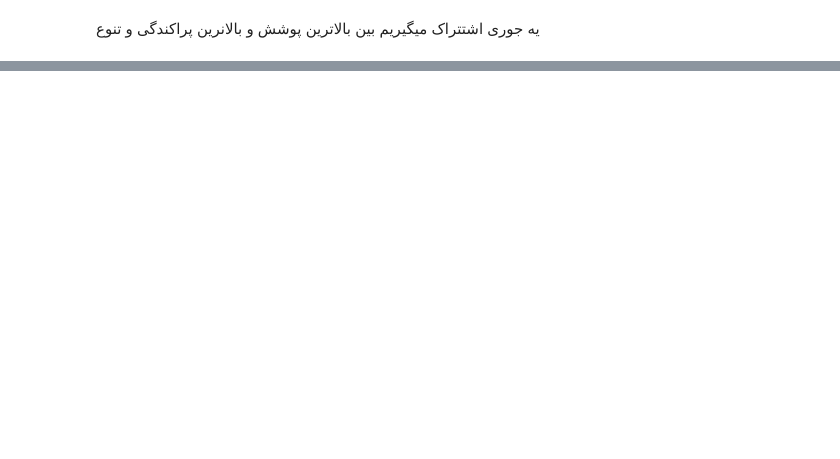
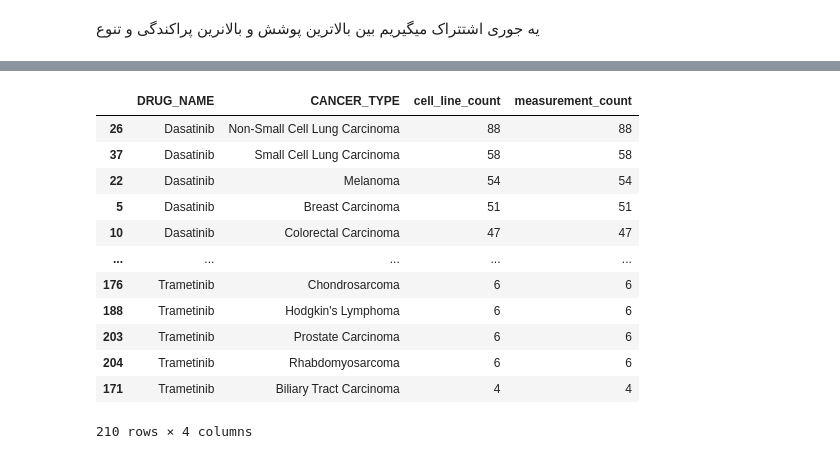
Before and after one commit to ReyhaNexus/GDSC2-drug-response_EDA, a Jupyter notebook: drug_response.ipynb, the cells around one changed output, grey strips where cells are left out. Saved outputs shown, nothing was run; the diff lists cells and outputs as text; code cells hidden in the pictures; blank space fills up the shorter version.

```diff
--- a/drug_response.ipynb
+++ b/drug_response.ipynb
@@ -1876,0 +1911,3 @@ drug_selection.sort_values('combined_rank').head(20)
+# %%
+five_drugs_data = gdsc[gdsc["DRUG_ID"].isin(selected_drugs_id)].copy()
+five_drugs_data
@@ -1876,0 +1928,24 @@ drug_selection.sort_values('combined_rank').head(20)
+# %%
+cancer_coverage = (five_drugs_data.groupby(['DRUG_NAME', 'CANCER_TYPE']).agg(
+    cell_line_count =('CELL_LINE_NAME', 'nunique'),
+    measurement_count =('LN_IC50', 'count')
+).reset_index())
+
+
+cancer_coverage.sort_values(
+    ['DRUG_NAME', 'cell_line_count'], ascending= [True, False]
+)
+# %% [output]
+|  | DRUG_NAME | CANCER_TYPE | cell_line_count | measurement_count |
+| 26 | Dasatinib | Non-Small Cell Lung Carcinoma | 88 | 88 |
+| 37 | Dasatinib | Small Cell Lung Carcinoma | 58 | 58 |
+| 22 | Dasatinib | Melanoma | 54 | 54 |
+| 5 | Dasatinib | Breast Carcinoma | 51 | 51 |
+| 10 | Dasatinib | Colorectal Carcinoma | 47 | 47 |
+| ... | ... | ... | ... | ... |
+| 176 | Trametinib | Chondrosarcoma | 6 | 6 |
+| 188 | Trametinib | Hodgkin's Lymphoma | 6 | 6 |
+| 203 | Trametinib | Prostate Carcinoma | 6 | 6 |
+| 204 | Trametinib | Rhabdomyosarcoma | 6 | 6 |
+| 171 | Trametinib | Biliary Tract Carcinoma | 4 | 4 |
+210 rows × 4 columns
```
Also changed, not shown: parts of 11 cells of this notebook.
